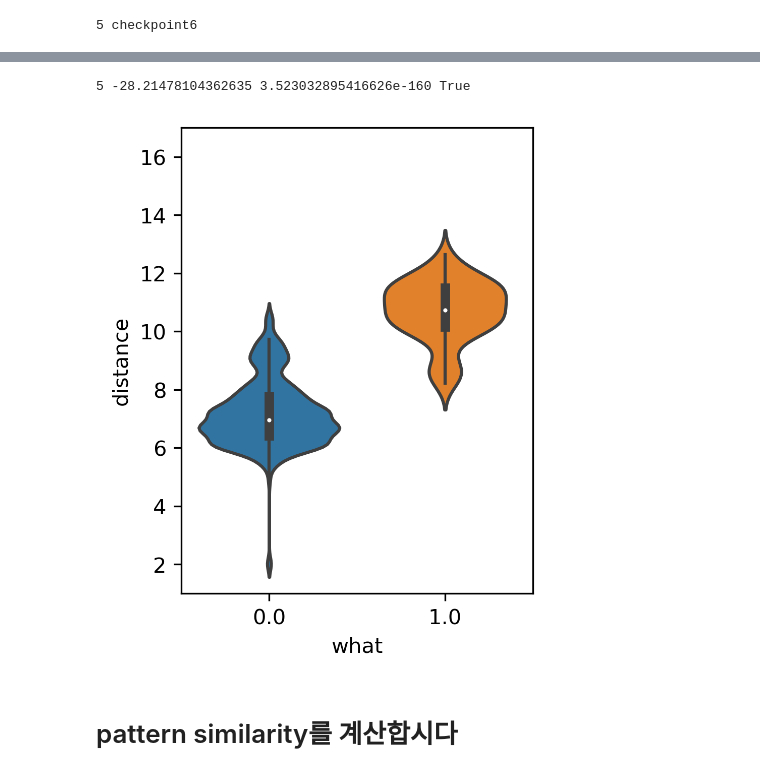
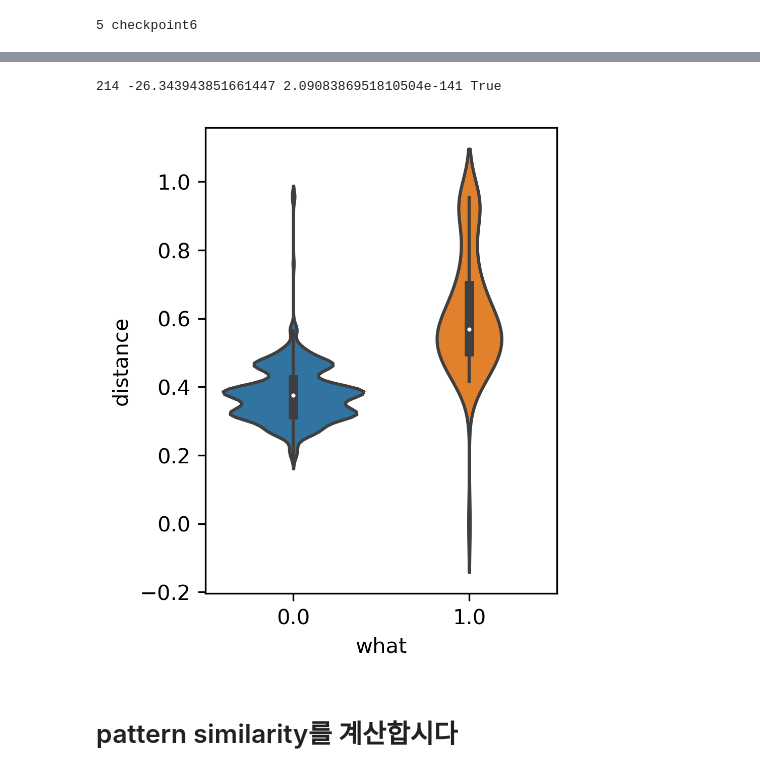
Before and after one commit to jiunchoi/OFD, a Jupyter notebook: word similarity.ipynb, the cells around one changed output, grey strips where cells are left out. Cells and saved outputs as stored; diff of their text form; code cells hidden in the pictures.

```diff
--- a/word similarity.ipynb
+++ b/word similarity.ipynb
@@ -10,6 +10,8 @@ import itertools
 import random
 import math
 import seaborn as sns
+from sklearn.metrics.pairwise import cosine_similarity
+from statsmodels.stats import multitest
 
 # %% 불용어 리스트 불러오기
 # input은 커스텀 불용어
@@ -107,6 +109,13 @@ def process_nv_tagdone(tagged_results): #문장단위로 들어감
                 if tagged_results[k][j][1] == 'NNG' or tagged_results[k][j][1] == 'NNP' or tagged_results[k][j][1] == 'VV' or tagged_results[k][j][1] == 'VA':
                     only_nv = only_nv + ' ' + tagged_results[k][j][0]
     return(only_nv)
+
+def cos_similarity(v1, v2):
+    dot_product = np.dot(v1, v2)
+    l2_norm = (np.sqrt(sum(np.square(v1))) * np.sqrt(sum(np.square(v2))))
+    similarity = dot_product / l2_norm
+
+    return similarity
 # %%
 DATADIR = f'/home/jiunchoi/OFD/OFD_BHV_clean'
 groups = [2,3,4,5]
@@ -563,12 +572,12 @@ for g,group in enumerate([2,3,4,5]):
     # 이제 셋다리콜한것과 원핫벡터가 제일 비슷한 1,2명 shared event를 찾자! <<근데 계속 나오는 이벤트만 나오는게 좀 걸림
     pair_of_sharedev = np.zeros((len(mean_sharedev_word_representation),2), dtype='object')
     for m,mswp in enumerate(mean_sharedev_word_representation):
-        tmp_distance = np.zeros(len(mean_recalled_ppls_word_representation))
+        tmp_cossim = np.zeros(len(mean_recalled_ppls_word_representation))
         for mr, mrpwr in enumerate(mean_recalled_ppls_word_representation):
             if type(mswp)==np.ndarray and mrpwr!='nan':
-                tmp_distance[mr] = np.linalg.norm(mswp-mrpwr)
-        pair_of_sharedev[m,0] = np.where(tmp_distance==np.max(tmp_distance))[0]
-        pair_of_sharedev[m,1] = np.max(tmp_distance)
+                tmp_cossim[mr] = cosine_similarity(mswp-mrpwr)
+        pair_of_sharedev[m,0] = np.where(tmp_cossim==np.max(tmp_distance))[0]
+        pair_of_sharedev[m,1] = np.max(tmp_cossim)
     posh.append(pair_of_sharedev[:,0])
     print(group, 'checkpoint6')
 
@@ -631,16 +957,15 @@ for g,group in enumerate([2,3,4,5]):
 # %%
-group=5
-i=group-2
 colors = sns.color_palette("Set2")
 plt.figure(figsize=(3,4),dpi=300)
 sns.violinplot(data= pd.concat(dfBAG), x='what',y='distance', pallette=colors)
-plt.ylim(1,17)
+# plt.ylim(1,17)
 
 # 그럼에도 불구하고 내가 만들어준 페어는 토큰원핫벡터의 유사도가 sig하게 높다는 걸 보임
+df = pd.concat(dfBAG)
 t_stat, p_values = ttest_ind(df.loc[df['what']==0]['distance'], df.loc[df['what']==1]['distance'])
 print(i+2, t_stat, p_values, p_values<0.000001)
 # %% [output]
-5 -28.21478104362635 3.523032895416626e-160 True
+214 -26.343943851661447 2.0908386951810504e-141 True
-[figure, old version]
+[figure, new version]
 # %% [markdown]
 # pattern similarity를 계산합시다
```
Also changed, not shown: parts of 21 cells of this notebook, 13 other files.
